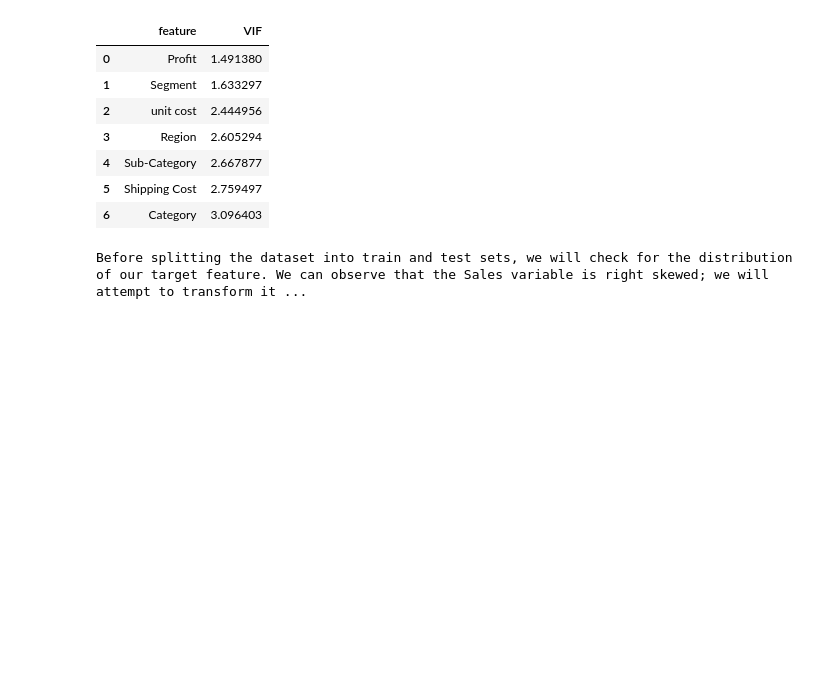
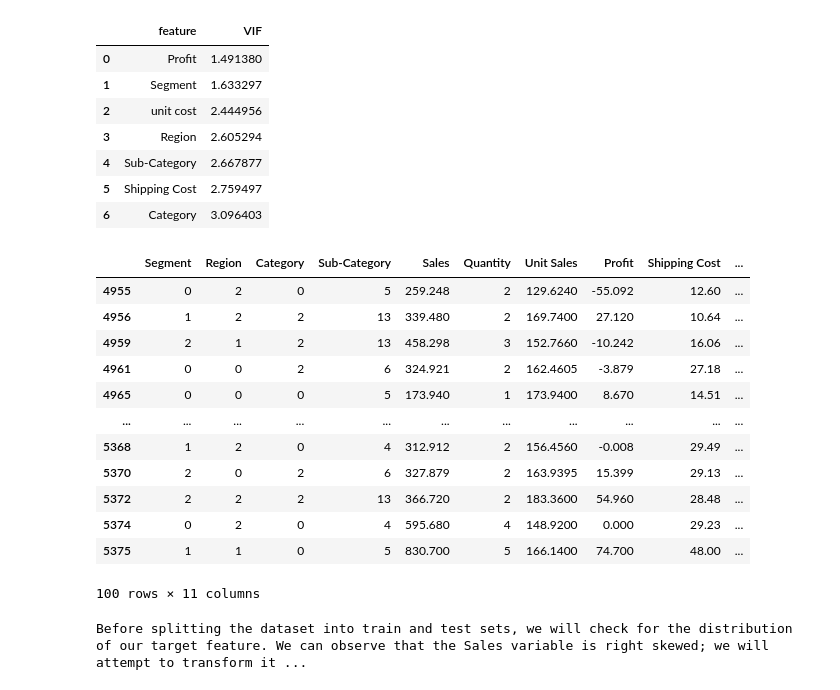
Before and after one commit to cbibian/jupyter_webapp_C964, a Jupyter notebook: C964_Task2_Part_C_WebApp.ipynb, the cells around one changed output. Drawn from its saved outputs; the diff is of its cells as text; code cells hidden in the pictures; blank space fills up the shorter version.

```diff
--- a/C964_Task2_Part_C_WebApp.ipynb
+++ b/C964_Task2_Part_C_WebApp.ipynb
@@ -463,6 +464,22 @@ After dropping the highly correlated independent variables Unit Sales, Unit ship
 | 4 | Sub-Category | 2.667877 |
 | 5 | Shipping Cost | 2.759497 |
 | 6 | Category | 3.096403 |
+# %%
+clean_df.head(100)
+# %% [output]
+|  | Segment | Region | Category | Sub-Category | Sales | Quantity | Unit Sales | Profit | Shipping Cost | ... |
+| 4955 | 0 | 2 | 0 | 5 | 259.248 | 2 | 129.6240 | -55.092 | 12.60 | ... |
+| 4956 | 1 | 2 | 2 | 13 | 339.480 | 2 | 169.7400 | 27.120 | 10.64 | ... |
+| 4959 | 2 | 1 | 2 | 13 | 458.298 | 3 | 152.7660 | -10.242 | 16.06 | ... |
+| 4961 | 0 | 0 | 2 | 6 | 324.921 | 2 | 162.4605 | -3.879 | 27.18 | ... |
+| 4965 | 0 | 0 | 0 | 5 | 173.940 | 1 | 173.9400 | 8.670 | 14.51 | ... |
+| ... | ... | ... | ... | ... | ... | ... | ... | ... | ... | ... |
+| 5368 | 1 | 2 | 0 | 4 | 312.912 | 2 | 156.4560 | -0.008 | 29.49 | ... |
+| 5370 | 2 | 0 | 2 | 6 | 327.879 | 2 | 163.9395 | 15.399 | 29.13 | ... |
+| 5372 | 2 | 2 | 2 | 13 | 366.720 | 2 | 183.3600 | 54.960 | 28.48 | ... |
+| 5374 | 0 | 2 | 0 | 4 | 595.680 | 4 | 148.9200 | 0.000 | 29.23 | ... |
+| 5375 | 1 | 1 | 0 | 5 | 830.700 | 5 | 166.1400 | 74.700 | 48.00 | ... |
+100 rows × 11 columns
 # %%
 print('Before splitting the dataset into train and test sets, we will check for the distribution of our target feature. We can observe that \
 the Sales variable is right skewed; we will attempt to transform it into a more Gaussian and normal distribution.')
```
Also changed, not shown: parts of 11 cells of this notebook.
